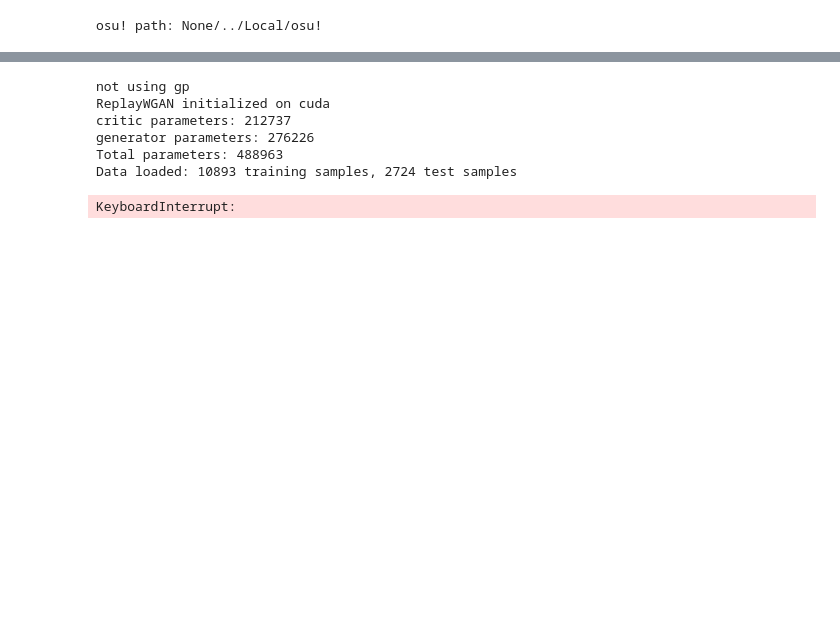
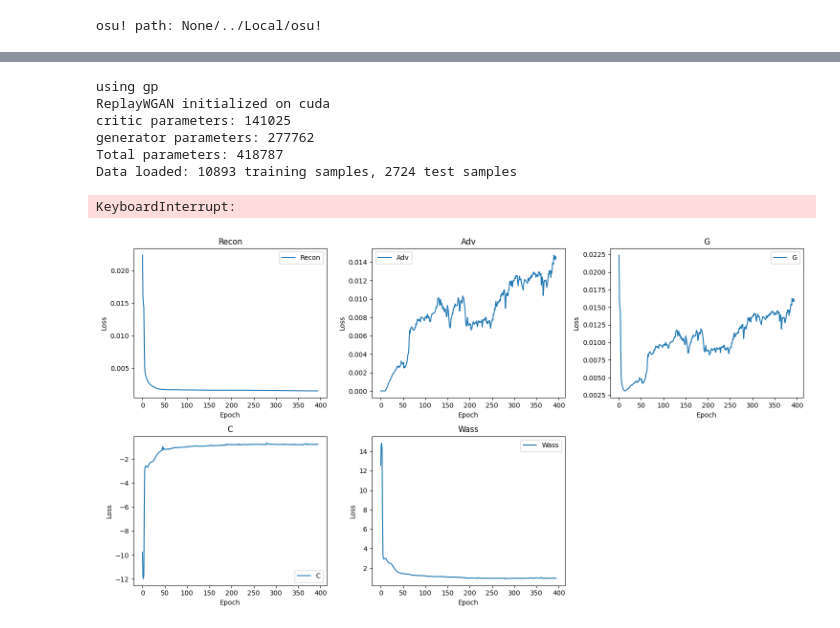
Before and after one commit to niooii/osu, a Jupyter notebook: tcn.ipynb, the cells around one changed output, grey strips where cells are left out. Saved outputs shown, nothing was run; the diff lists cells and outputs as text; code cells hidden in the pictures; blank space fills up the shorter version.

```diff
--- a/tcn.ipynb
+++ b/tcn.ipynb
@@ -485,36 +499,61 @@ class OsuReplayWGAN(OsuModel):
 
         return pos.cpu().numpy()
 # %%
+from models.annealer import Annealer
+
+gen_params = TCNParams(
+    layers=(64, 128, 128, 128, 128, 96, 96, 96, 32),
+    lookahead_layers=6,
+    lookahead_mode="full"
+)
+
+critic_params = TCNParams(
+    layers=(64, 96, 96, 96, 96, 96, 32),
+    lookahead_layers=7,
+    lookahead_mode="centered"
+)
+
 tcn = OsuReplayWGAN(
-    batch_size=128,
+    batch_size=64,
     device=None,
-    noise_dim=32,
+    noise_dim=8,
     critic_steps=3,
-    lambda_gp=10.0,
+    lambda_gp=8.0,
     lambda_pos=1.0,
-    lambda_adv_annealer=None,
-    tcn_layers=(64, 128, 128, 128, 128, 96, 96, 96, 32),
-    lookahead_layers=6,
-    lookahead_mode="full",
+    lambda_adv_annealer=Annealer(
+        total_steps=60,
+        # stay_max_steps=10,
+        # prevent adversarial loss from completely taking over
+        # the recon loss
+        range=(0.000, 0.0006),
+        start_offset=10
+        # cycl
+    ),
+    gen_tcn_params=gen_params,
+    critic_tcn_params=critic_params,
     lr_g=1e-4,
     lr_c=1e-4,
     betas_gan=(0.5, 0.9),
-    use_gp=False,
+    use_gp=True,
     compile=False
 )
 tcn.load_data(xs, ys)
 model = tcn
 # %% [output]
-not using gp
+using gp
 ReplayWGAN initialized on cuda
-critic parameters: 212737
-generator parameters: 276226
-Total parameters: 488963
+critic parameters: 141025
+generator parameters: 277762
+Total parameters: 418787
 Data loaded: 10893 training samples, 2724 test samples
 # %%
-tcn.train(2000, save_every=20)
+tcn.train(2000, save_every=5)
 # %% [output]
 KeyboardInterrupt:
+# %%
+tcn.plot_losses()
+# %% [output]
+[figure, added]
 # %%
 # test training results
 from osu.rulesets.mods import Mods
```
Also changed, not shown: parts of 4 cells of this notebook, 5 other files.
